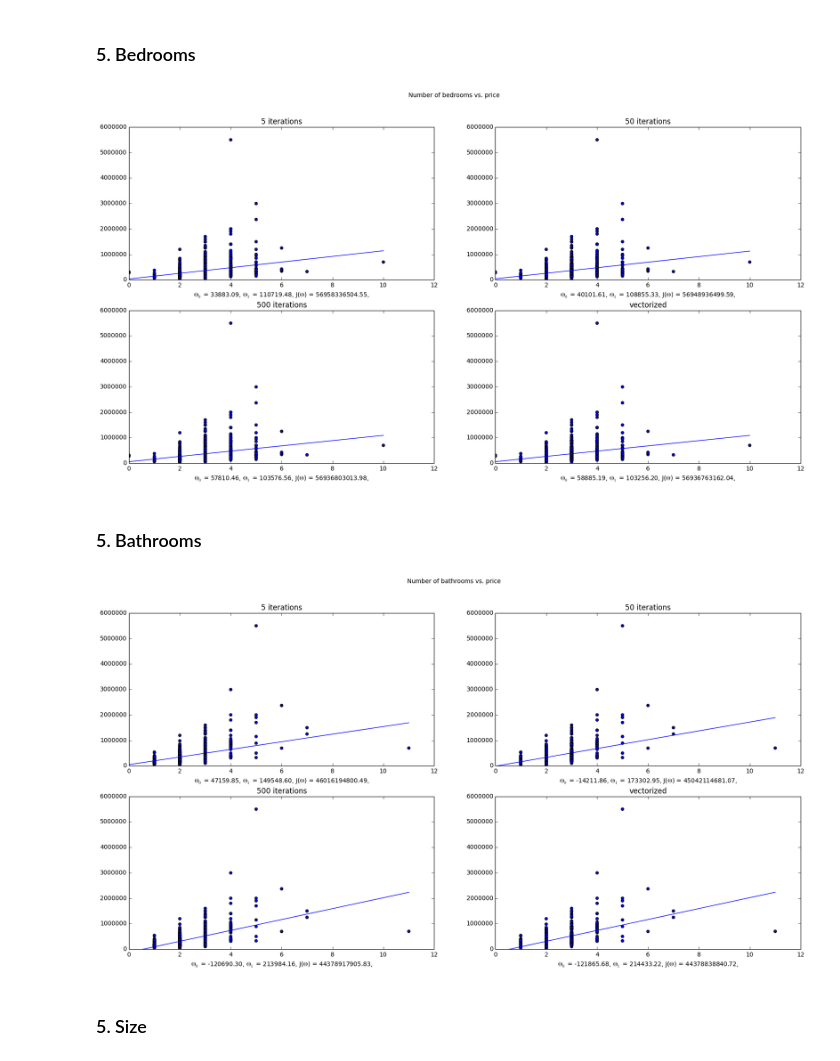
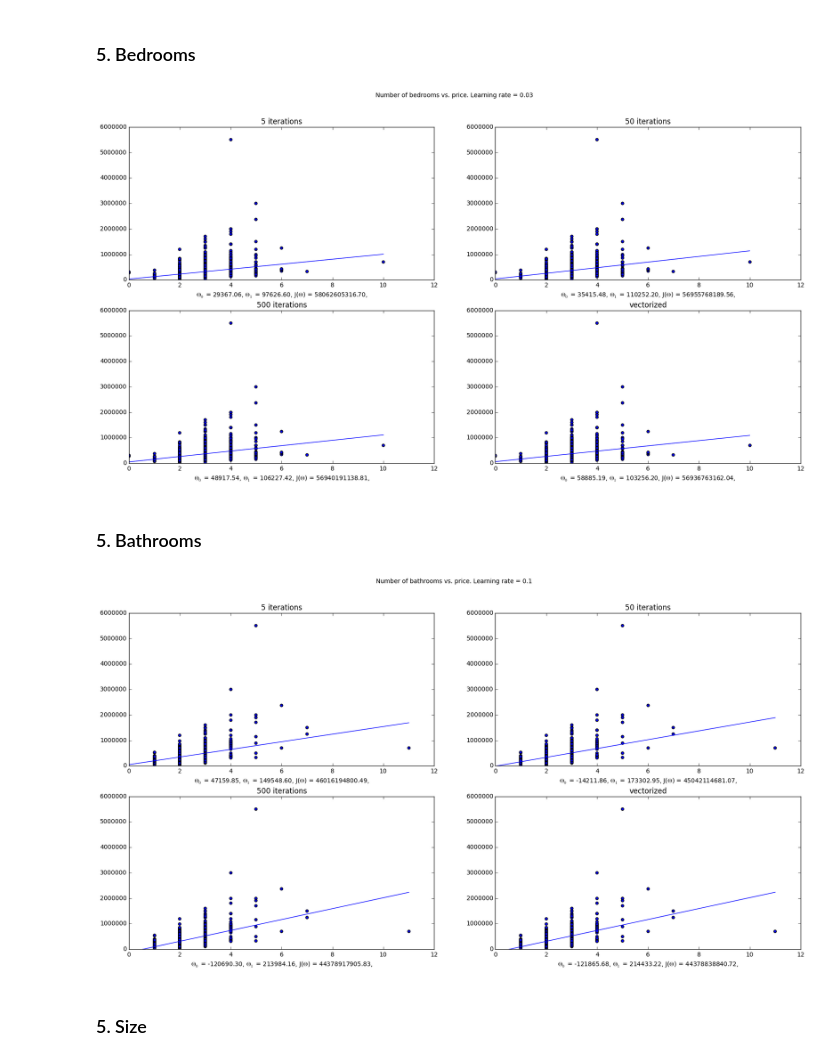
Before and after one commit to phielp/Leren-2016, a Jupyter notebook: Assignment1.ipynb, the cells around one changed output. Cells and saved outputs as stored; diff of their text form; code cells hidden in the pictures.

```diff
--- a/Assignment1.ipynb
+++ b/Assignment1.ipynb
@@ -108,9 +108,9 @@ plt.show()
 # %% [markdown]
 ### 5. Bedrooms
 # %%
-iter_1 = regressionIter(0, 1, bedroom, price, 0.1, 5)
-iter_2 = regressionIter(0, 1, bedroom, price, 0.1, 50)
-iter_3 = regressionIter(0, 1, bedroom, price, 0.1, 500)
+iter_1 = regressionIter(0, 1, bedroom, price, 0.03, 5)
+iter_2 = regressionIter(0, 1, bedroom, price, 0.03, 50)
+iter_3 = regressionIter(0, 1, bedroom, price, 0.03, 500)
 
 vec = regressionVec(bedroom, price)
 vec_cost = calcCost(vec[0], vec[1], bedroom, price)
@@ -121,7 +121,7 @@ title_3 = '${\Theta_0}$ = %.2f, ${\Theta_1}$ = %.2f, J(${\Theta}$) = %.2f,' % (i
 title_4 = '${\Theta_0}$ = %.2f, ${\Theta_1}$ = %.2f, J(${\Theta}$) = %.2f,' % (vec[0] , vec[1], vec_cost)
 
 plt.figure(figsize=(20, 10))
-plt.suptitle('Number of bedrooms vs. price')
+plt.suptitle('Number of bedrooms vs. price. Learning rate = 0.03')
 
 plt.subplot(2,2,1)
 plt.scatter(bedroom, price)
@@ -134,34 +134,34 @@ plt.plot(x,y)
 
 plt.subplot(2,2,2)
 plt.scatter(bedroom, price)
 plt.title('50 iterations')
 plt.axis([0,12,0,6000000])
 plt.xlabel(title_2)
 x = np.arange(max(bedroom)+1)
 y = iter_2[0] + iter_2[1] * x
 plt.plot(x,y)
 
 plt.subplot(2,2,3)
 plt.scatter(bedroom, price)
 plt.title('500 iterations')
 plt.axis([0,12,0,6000000])
 plt.xlabel(title_3)
 x = np.arange(max(bedroom)+1)
 y = iter_3[0] + iter_3[1] * x
 plt.plot(x,y)
 
 plt.subplot(2,2,4)
 plt.scatter(bedroom, price)
 plt.title('vectorized')
 plt.axis([0,12,0,6000000])
 plt.xlabel(title_4)
 x = np.arange(max(bedroom)+1)
 y = vec[0] + vec[1] * x
 plt.plot(x,y)
 
 plt.show()
 # %% [output]
-[figure, old version]
+[figure, new version]
 # %% [markdown]
 ### 5. Bathrooms
 # %%
@@ -178,7 +178,7 @@ title_3 = '${\Theta_0}$ = %.2f, ${\Theta_1}$ = %.2f, J(${\Theta}$) = %.2f,' % (i
 title_4 = '${\Theta_0}$ = %.2f, ${\Theta_1}$ = %.2f, J(${\Theta}$) = %.2f,' % (vec[0] , vec[1], vec_cost)
 
 plt.figure(figsize=(20, 10))
-plt.suptitle('Number of bathrooms vs. price')
+plt.suptitle('Number of bathrooms vs. price. Learning rate = 0.1')
 
 plt.subplot(2,2,1)
 plt.scatter(bathroom, price)
@@ -218,7 +218,7 @@ plt.plot(x,y)
 
 plt.show()
 # %% [output]
-[figure, old version]
+[figure, new version]
 # %% [markdown]
 ### 5. Size
 # %%
```
Also changed, not shown: parts of 1 cell of this notebook, 1 other file.
